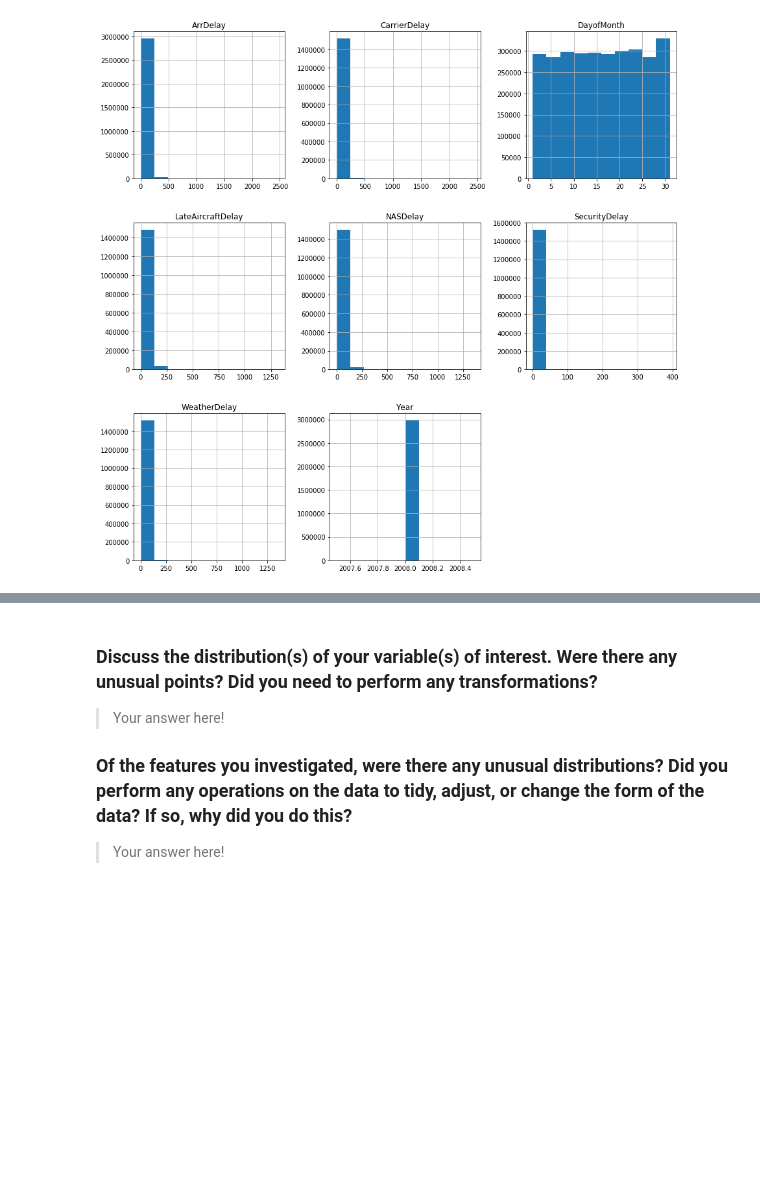
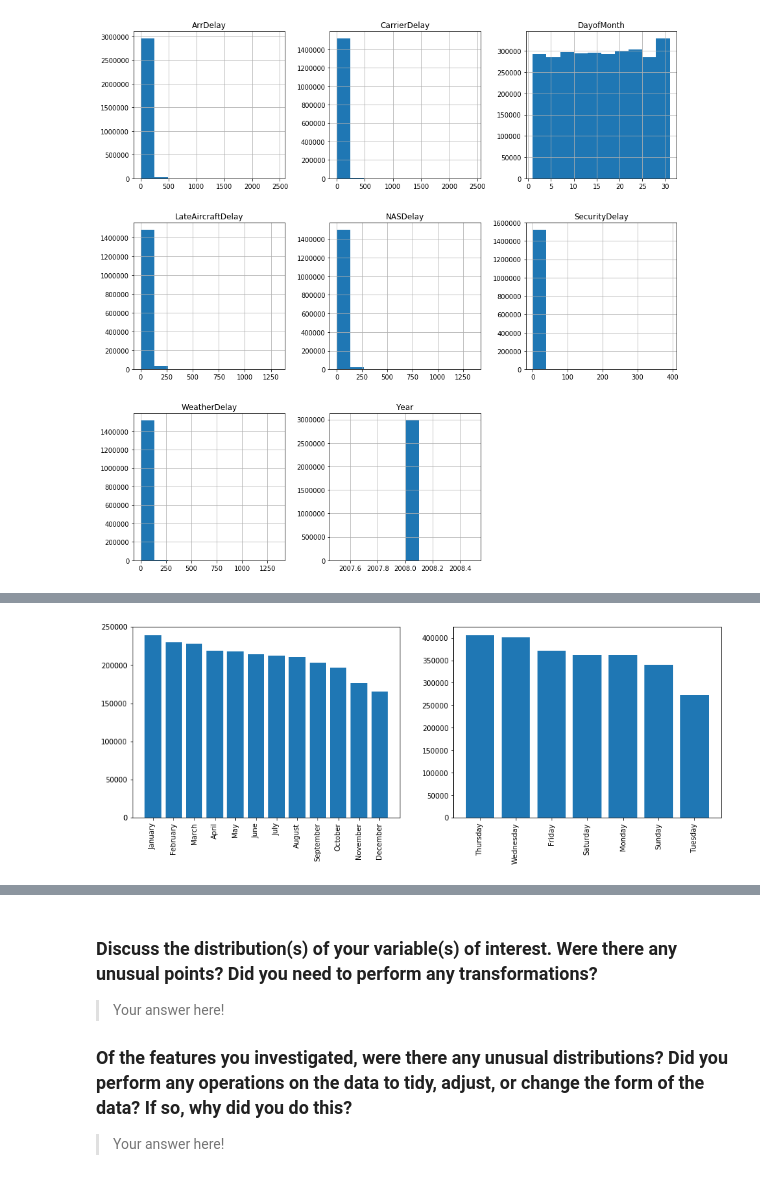
Before and after one commit to chpolyzo/Flight-Delays, a Jupyter notebook: exploration.ipynb, the cells around one changed output, grey strips where cells are left out. Drawn from its saved outputs; the diff is of its cells as text; code cells hidden in the pictures; blank space fills up the shorter version.

```diff
--- a/exploration.ipynb
+++ b/exploration.ipynb
@@ -332,0 +354,17 @@ df_08.to_csv('08_delays.csv', index = False)
+# %%
+#Get some visual insights about delays in the 1988 dataset
+plt.figure(figsize = [15,5])
+
+plt.subplot(1, 2, 1)
+plt.bar(ddf_98.Month.unique(), ddf_98.Month.value_counts());
+locs, labels = plt.xticks()
+plt.xticks(np.arange(12), ddf_98.Month.unique(), rotation=90);
+
+plt.subplot(1, 2, 2)
+plt.bar(ddf_98.DayOfWeek.unique(), ddf_98.DayOfWeek.value_counts());
+locs, labels = plt.xticks()
+plt.xticks(np.arange(7), ddf_98.DayOfWeek.unique(), rotation=90);
+
+plt.show()
+# %% [output]
+[figure, added]
```
Also changed, not shown: parts of 5 cells of this notebook.
